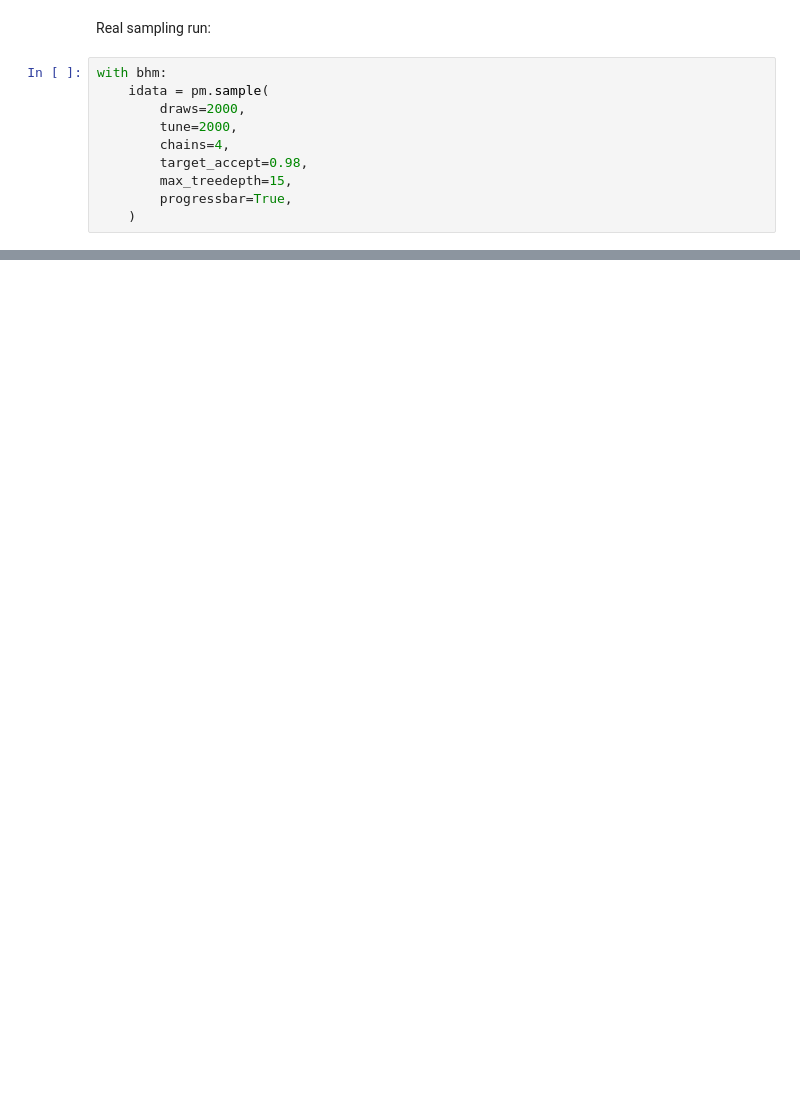
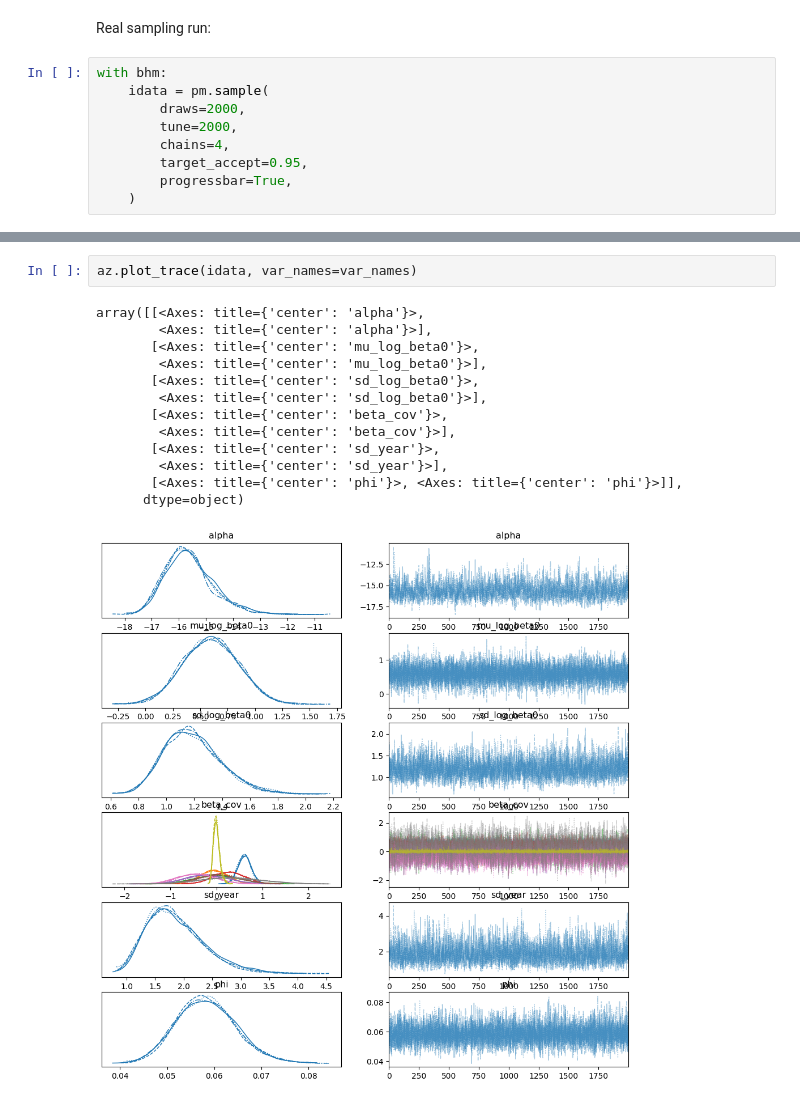
Before and after one commit to aleia-s/measles-case-study, a Jupyter notebook: notebooks/bayesian_hierarchical.ipynb, the cells around one changed output, grey strips where cells are left out. Saved outputs shown, nothing was run; the diff lists cells and outputs as text; blank space fills up the shorter version.

```diff
--- a/notebooks/bayesian_hierarchical.ipynb
+++ b/notebooks/bayesian_hierarchical.ipynb
@@ -241,8 +211,7 @@ with bhm:
         draws=2000,
         tune=2000,
         chains=4,
-        target_accept=0.98,
-        max_treedepth=15,
+        target_accept=0.95,
         progressbar=True,
     )
 # %% [output]
@@ -255,0 +243,16 @@ Sampling 4 chains for 2_000 tune and 2_000 draw iterations (8_000 + 8_000 draws
+# %%
+az.plot_trace(idata, var_names=var_names)
+# %% [output]
+array([[<Axes: title={'center': 'alpha'}>,
+        <Axes: title={'center': 'alpha'}>],
+       [<Axes: title={'center': 'mu_log_beta0'}>,
+        <Axes: title={'center': 'mu_log_beta0'}>],
+       [<Axes: title={'center': 'sd_log_beta0'}>,
+        <Axes: title={'center': 'sd_log_beta0'}>],
+       [<Axes: title={'center': 'beta_cov'}>,
+        <Axes: title={'center': 'beta_cov'}>],
+       [<Axes: title={'center': 'sd_year'}>,
+        <Axes: title={'center': 'sd_year'}>],
+       [<Axes: title={'center': 'phi'}>, <Axes: title={'center': 'phi'}>]],
+      dtype=object)
+[figure, added]
```
Also changed, not shown: parts of 9 cells of this notebook.
